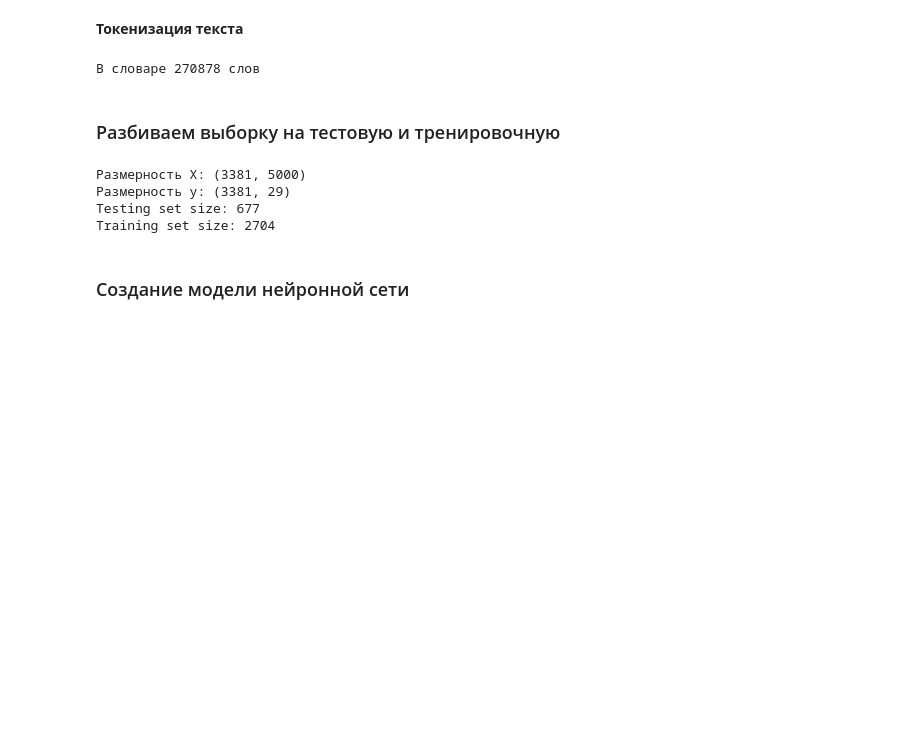
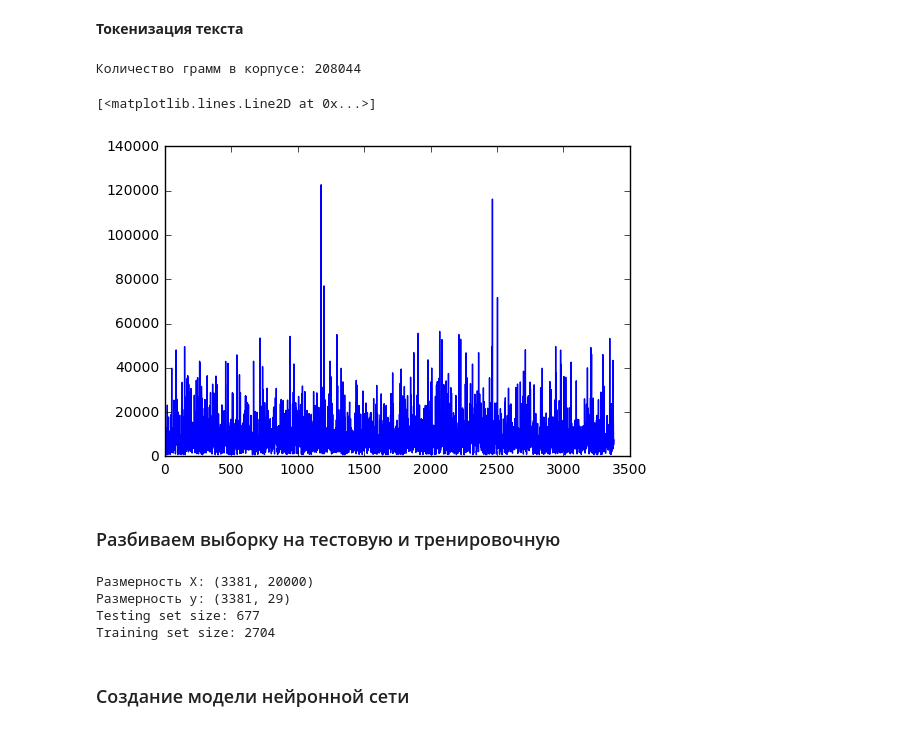
Before and after one commit to XATTABrus/DeterminationOfAuthors, a Jupyter notebook: DetectedAuthorRNN.ipynb, the cells around one changed output. Cells and saved outputs as stored; diff of their text form; code cells hidden in the pictures; blank space fills up the shorter version.

```diff
--- a/DetectedAuthorRNN.ipynb
+++ b/DetectedAuthorRNN.ipynb
@@ -218,10 +221,16 @@ def get_texts_to_gramm_sequences(texts, count_gramm = 3):
     return result
 # %%
 #X = get_texts_to_matrix(data['Text'])
-#X = get_texts_to_gramm_sequences(data['Text'])
-X = get_texts_to_sequences(data['Text'])
+X = get_texts_to_gramm_sequences(data['Text'])
+#X = get_texts_to_sequences(data['Text'])
 # %% [output]
-В словаре 270878 слов
+Количество грамм в корпусе: 208044
+# %%
+means = [len(x) for x in X]
+plt.plot(means)
+# %% [output]
+[<matplotlib.lines.Line2D at 0x...>]
+[figure, added]
 # %% [markdown]
 ### Разбиваем выборку на тестовую и тренировочную
 # %%
@@ -235,14 +244,14 @@ def get_X_y_for_traning(X, y, num_words):
     return X, y
 # %%
 # Максимальное количество слов в самом длинном тексте
-num_words = 5000
+num_words = 20000
 X_full, y_full = get_X_y_for_traning(X, data.Author, num_words)
-X_train, X_test, y_train, y_test = train_test_split(X_full, y_full, test_size=0.2, random_state=0)
+X_train, X_test, y_train, y_test = train_test_split(X_full, y_full, test_size=0.2, random_state=42)
 
 print('Testing set size:', len(X_test))
 print('Training set size:', len(X_train))
 # %% [output]
-Размерность X: (3381, 5000)
+Размерность X: (3381, 20000)
 Размерность y: (3381, 29)
 Testing set size: 677
 Training set size: 2704
```
Also changed, not shown: parts of 4 cells of this notebook, 1 other file.
